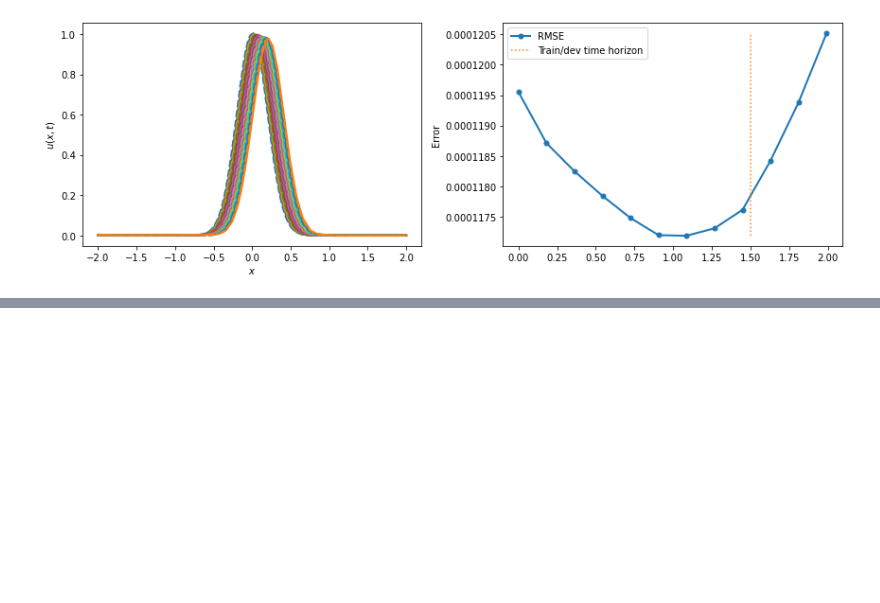
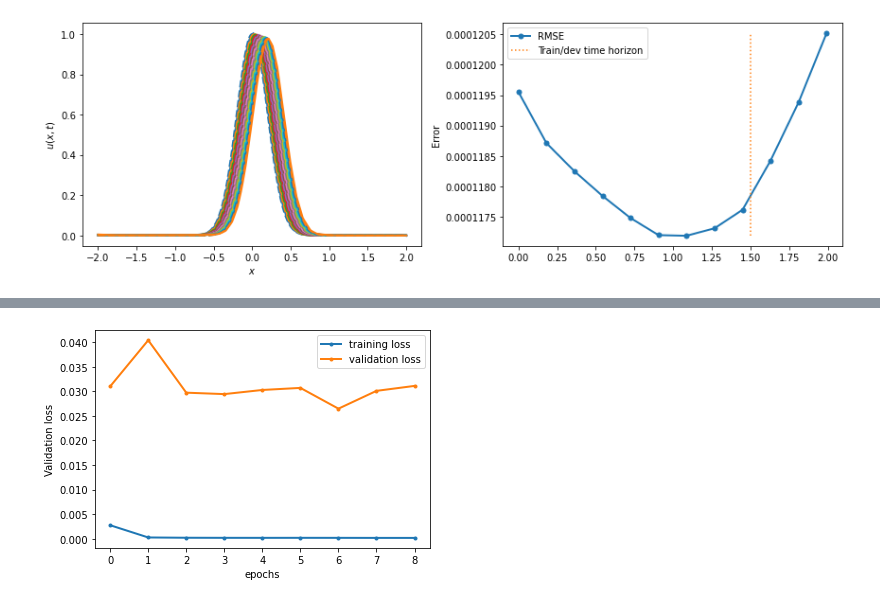
Before and after one commit to RupakMukherjee/FiniteVolumeTensorFlow, a Jupyter notebook: Report_1.ipynb, the cells around one changed output, grey strips where cells are left out. Saved outputs shown, nothing was run; the diff lists cells and outputs as text; code cells hidden in the pictures; blank space fills up the shorter version.

```diff
--- a/Report_1.ipynb
+++ b/Report_1.ipynb
@@ -884,0 +1143,22 @@ plt.show()
+# %%
+test_ratio = 0.25
+dev_ratio = 0.2
+
+# Prepare data
+inputs_array = np.asarray(inputs)
+outputs_array = np.asarray(outputs)
+
+# Split into train-dev-test sets
+X_train, X_test, y_train, y_test = train_test_split(inputs_array, outputs_array, test_size=test_ratio, shuffle=False)
+X_train, X_dev, y_train, y_dev = train_test_split(X_train, y_train, test_size=dev_ratio, shuffle=False)
+# %%
+X_train = X_train.reshape(-1,2,1,1)
+X_dev = X_dev.reshape(-1,2,1,1)
+# %%
+deep_approx7 = Sequential()
+deep_approx7.add(Conv2D(5, kernel_size=(1,1), activation='relu', input_shape=(2,1,1),padding='same'))
+deep_approx7.add(Flatten())
+deep_approx7.add(layers.Dense(20, activation='relu'))
+deep_approx7.add(layers.Dense(1, activation='linear'))
+
+deep_approx7.summary()
@@ -884,0 +1182,6 @@ plt.show()
+# %%
+deep_approx7.compile(loss='mse', optimizer='adam')
+history7 = deep_approx7.fit(X_train, y_train,
+            epochs=10, batch_size=5,
+            validation_data=(X_dev, y_dev),
+            callbacks=keras.callbacks.EarlyStopping(patience=5))
@@ -884,0 +1209,11 @@ plt.show()
+# %%
+idx0 = 1
+plt.figure()
+plt.plot(history7.history['loss'][idx0:], '.-', lw=2)
+plt.plot(history7.history['val_loss'][idx0:], '.-', lw=2)
+plt.xlabel('epochs')
+plt.ylabel('Validation loss')
+plt.legend(['training loss', 'validation loss'])
+plt.show()
+# %% [output]
+[figure, added]
```
Also changed, not shown: parts of 25 cells of this notebook.
